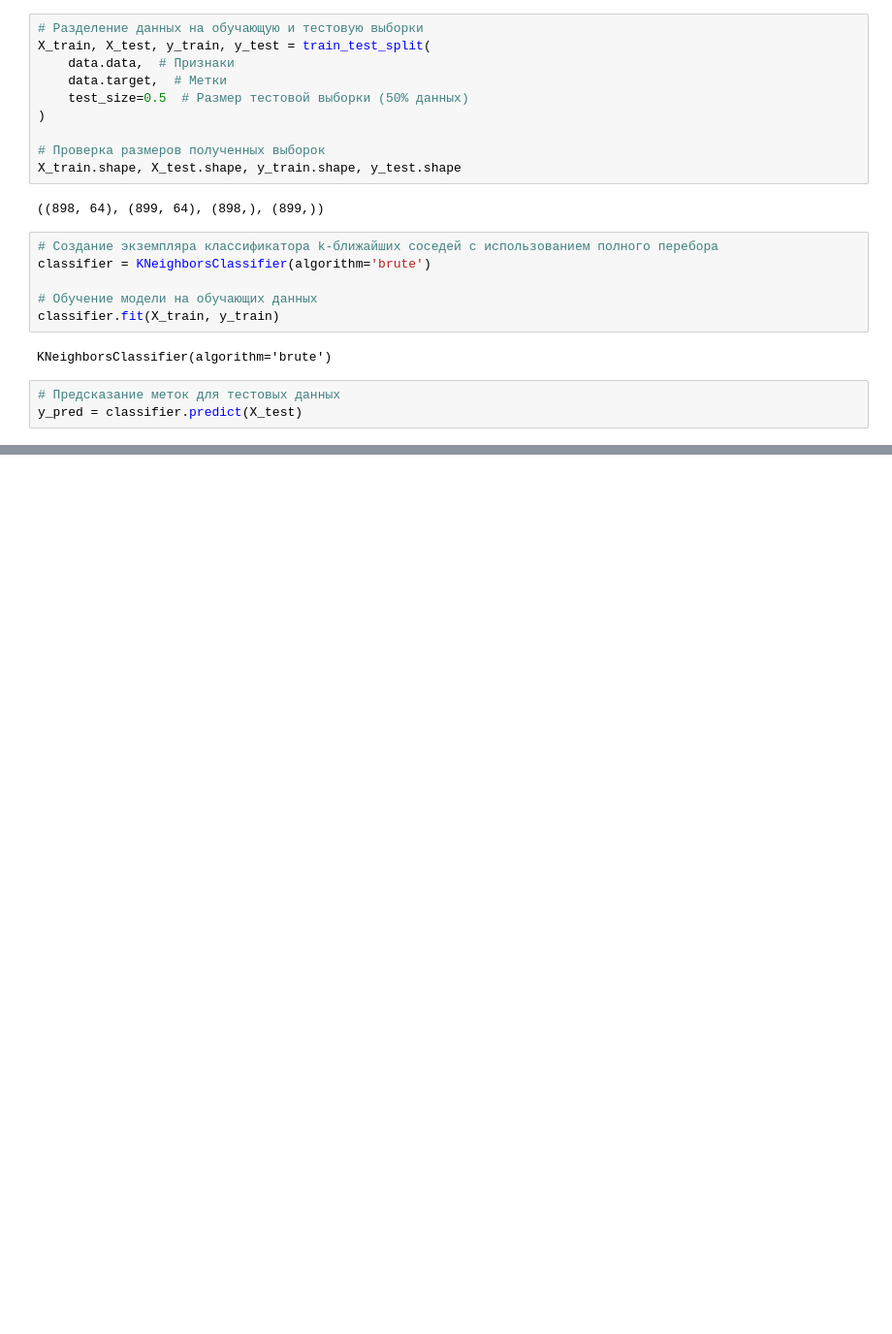
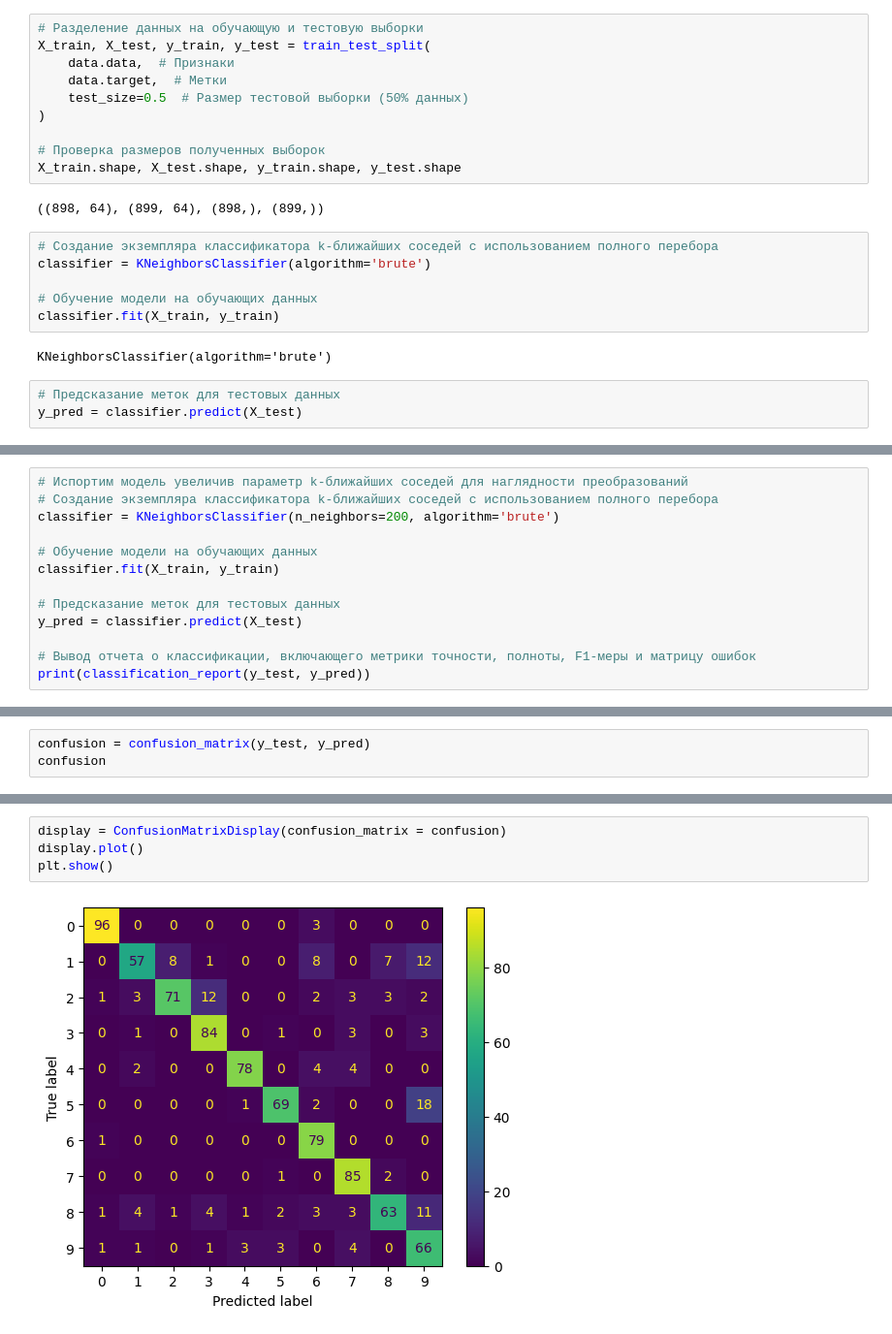
Before and after one commit to Grashch/Data-science, a Jupyter notebook: k_NN_learn.ipynb, the cells around one changed output, grey strips where cells are left out. Shown: that part at 97% size. Saved outputs shown, nothing was run; the diff lists cells and outputs as text; blank space fills up the shorter version.

```diff
--- a/k_NN_learn.ipynb
+++ b/k_NN_learn.ipynb
@@ -90,3 +92,16 @@ print(classification_report(y_test, y_pred))
     accuracy                           0.98       899
    macro avg       0.98      0.98      0.98       899
 weighted avg       0.98      0.98      0.98       899
+# %%
+# Испортим модель увеличив параметр k-ближайших соседей для наглядности преобразований
+# Создание экземпляра классификатора k-ближайших соседей с использованием полного перебора
+classifier = KNeighborsClassifier(n_neighbors=200, algorithm='brute')
+
+# Обучение модели на обучающих данных
+classifier.fit(X_train, y_train)
+
+# Предсказание меток для тестовых данных
+y_pred = classifier.predict(X_test)
+
+# Вывод отчета о классификации, включающего метрики точности, полноты, F1-меры и матрицу ошибок
+print(classification_report(y_test, y_pred))
@@ -92,0 +125,3 @@ weighted avg       0.98      0.98      0.98       899
+# %%
+confusion = confusion_matrix(y_test, y_pred)
+confusion
@@ -92,0 +139,6 @@ weighted avg       0.98      0.98      0.98       899
+# %%
+display = ConfusionMatrixDisplay(confusion_matrix = confusion)
+display.plot()
+plt.show()
+# %% [output]
+[figure, added]
```
Also changed, not shown: parts of 4 cells of this notebook.
